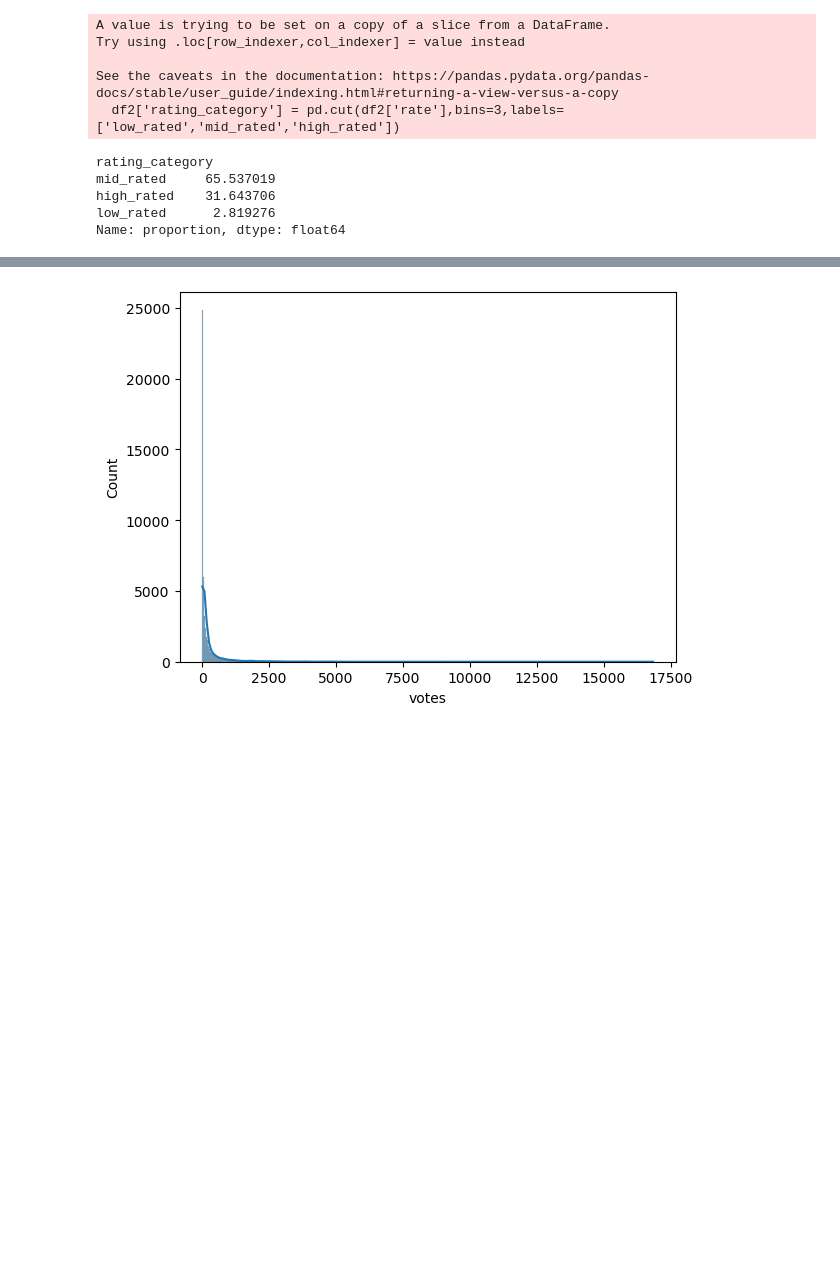
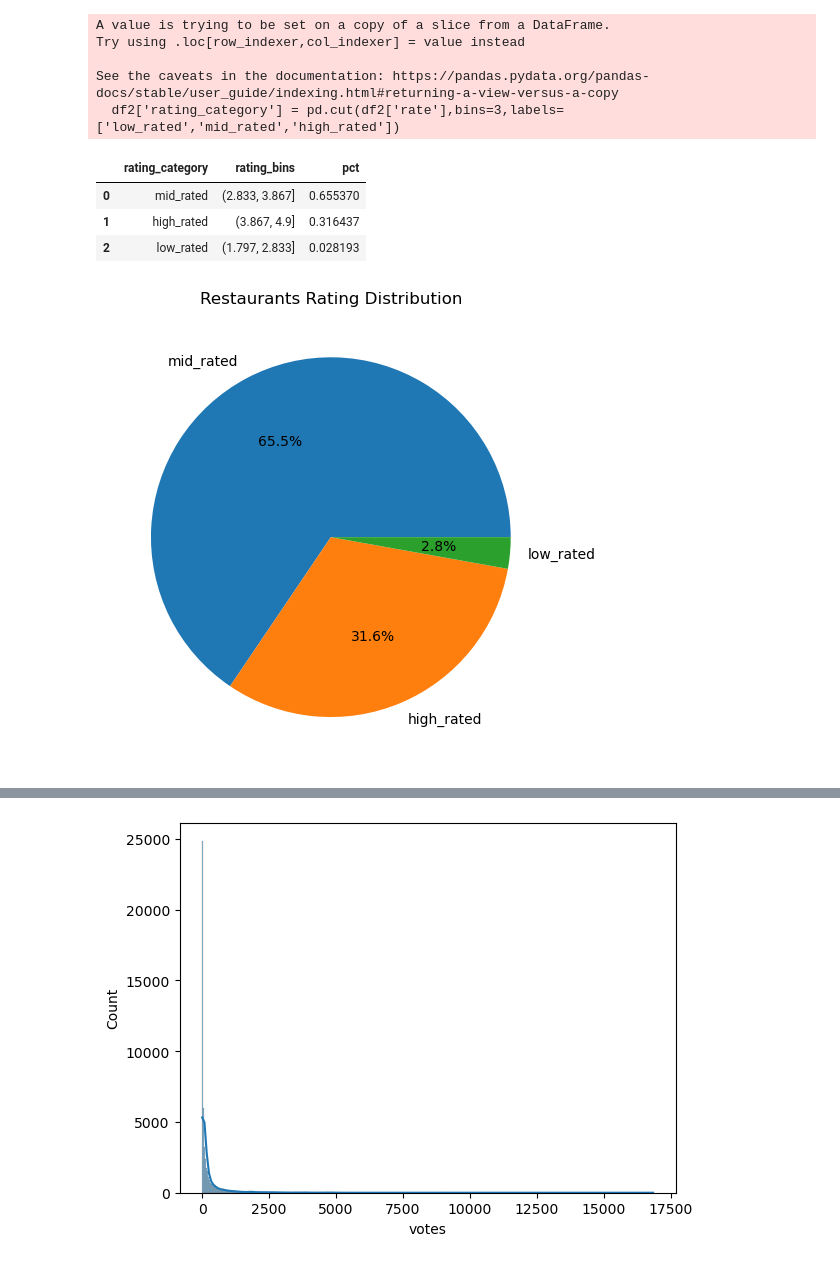
Before and after one commit to galibmulani/zomato_analysis, a Jupyter notebook: notebook.ipynb, the cells around one changed output, grey strips where cells are left out. Cells and saved outputs as stored; diff of their text form; code cells hidden in the pictures; blank space fills up the shorter version.

```diff
--- a/notebook.ipynb
+++ b/notebook.ipynb
@@ -865,13 +865,21 @@ Try using .loc[row_indexer,col_indexer] = value instead
 See the caveats in the documentation: https://pandas.pydata.org/pandas-docs/stable/user_guide/indexing.html#returning-a-view-versus-a-copy
   df2['rating_category'] = pd.cut(df2['rate'],bins=3,labels=['low_rated','mid_rated','high_rated'])
 # %%
-df2['rating_category'].value_counts(normalize=True)*100
+rating_category = df2[['rating_category','rating_bins']].value_counts(normalize=True).reset_index(name='pct')
+rating_category
 # %% [output]
-rating_category
-mid_rated     65.537019
-high_rated    31.643706
-low_rated      2.819276
-Name: proportion, dtype: float64
+|  | rating_category | rating_bins | pct |
+| 0 | mid_rated | (2.833, 3.867] | 0.655370 |
+| 1 | high_rated | (3.867, 4.9] | 0.316437 |
+| 2 | low_rated | (1.797, 2.833] | 0.028193 |
+# %%
+plt.figure(figsize=(10,5))
+plt.title("Restaurants Rating Distribution")
+plt.pie(rating_category.pct,labels=rating_category.rating_category,autopct="%1.1f%%")
+plt.tight_layout()
+plt.show()
+# %% [output]
+[figure, added]
 # %%
 df2
 # %% [output]
```
Also changed, not shown: parts of 38 cells of this notebook.
